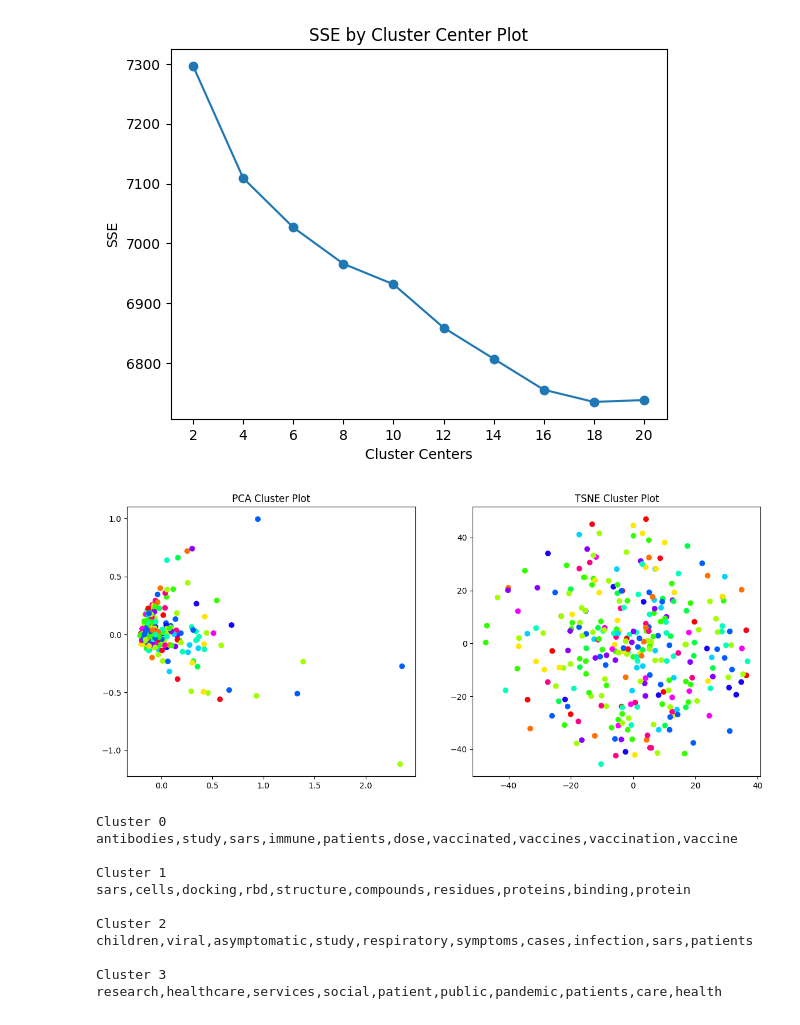
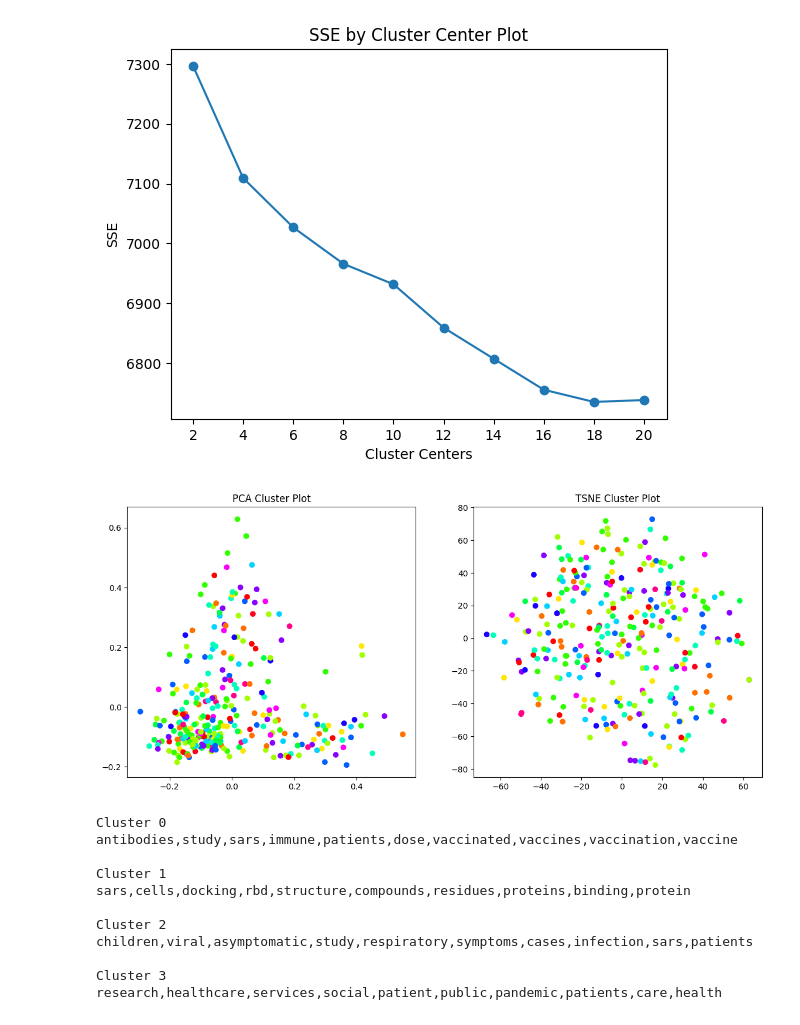
Before and after one commit to pywong-polyu/COMP5434-Big-Data-Computing, a Jupyter notebook: COMP5434_project.ipynb, the cells around one changed output. Cells and saved outputs as stored; diff of their text form; code cells hidden in the pictures.

```diff
--- a/COMP5434_project.ipynb
+++ b/COMP5434_project.ipynb
@@ -641,9 +627,9 @@ Fit 20 clusters
 [figure]
 # %%
 clusters = MiniBatchKMeans(n_clusters=14, init_size=1024, batch_size=2048, random_state=20).fit_predict(text)
-plot_tsne_pca(text, clusters, X_tfidf)
+plot_tsne_pca(text, clusters, X_tfidf.T)
 # %% [output]
-[figure, old version]
+[figure, new version]
 # %%
 get_top_keywords(text, clusters, tfidf_vectorizer.get_feature_names_out(), 10)
 # %% [output]
```
Also changed, not shown: parts of 10 cells of this notebook, 9 other files.
